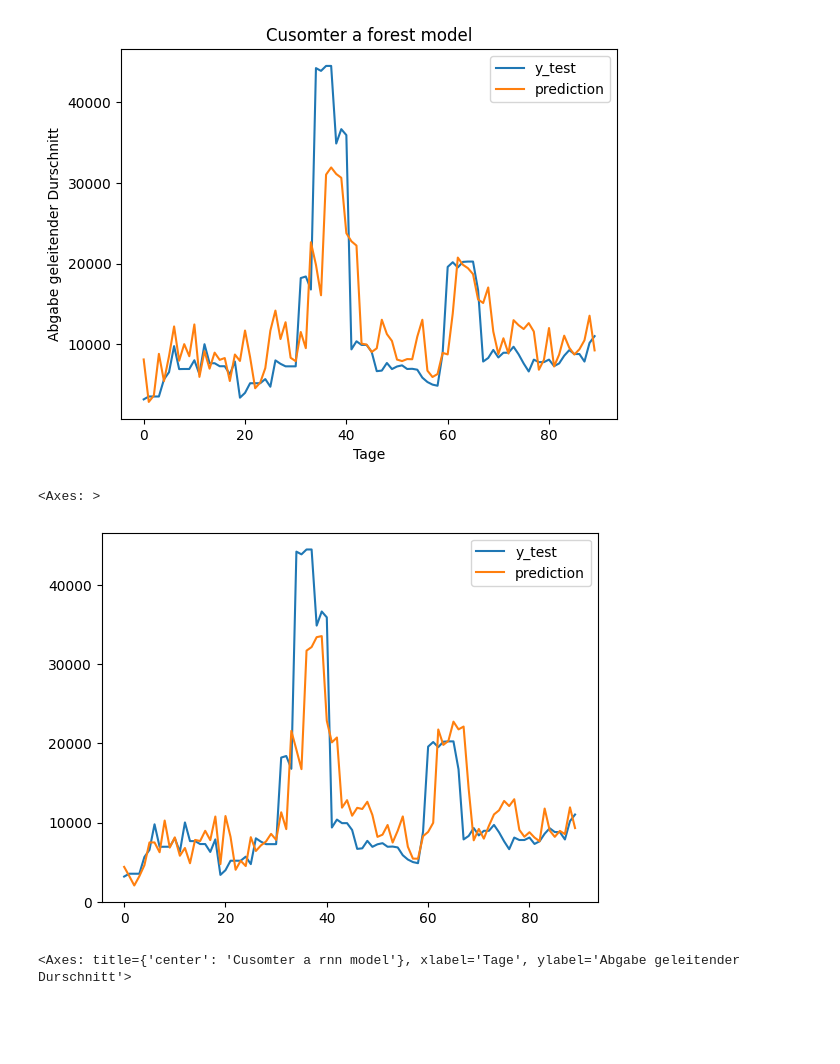
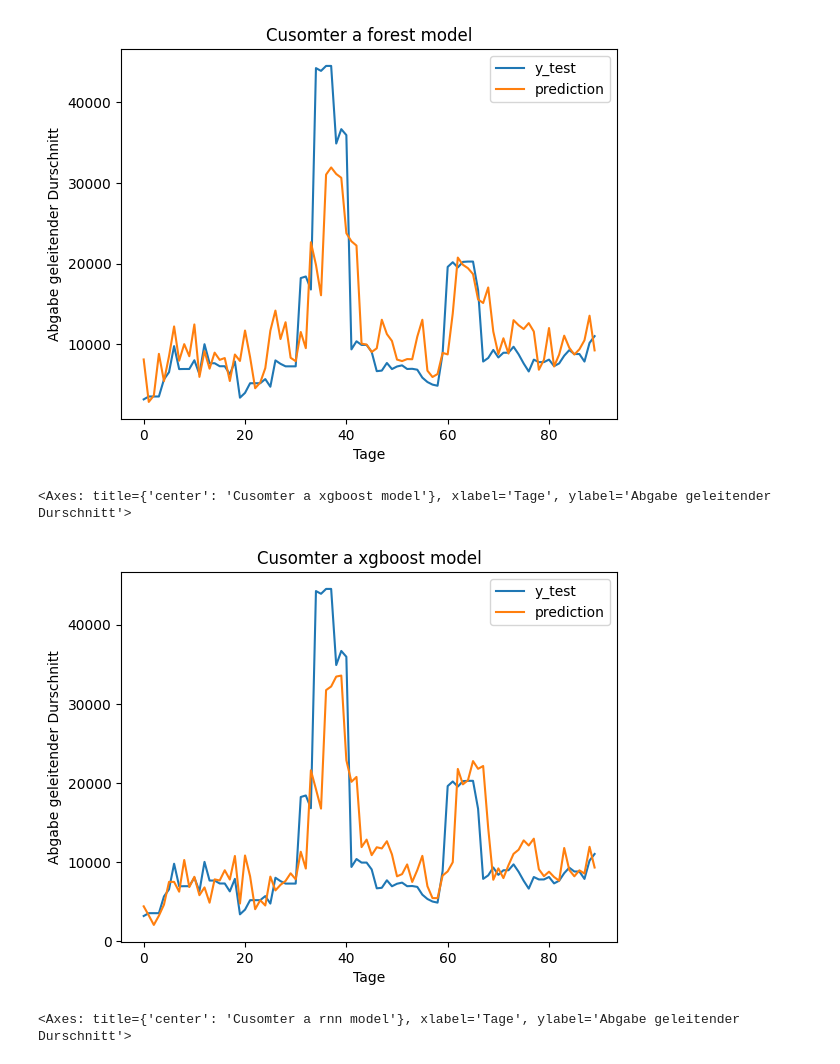
Before and after one commit to StefanEissler/Customs_Fee_Forecasting, a Jupyter notebook: notebooks/plot_results.ipynb, the cells around one changed output. Cells and saved outputs as stored; diff of their text form; code cells hidden in the pictures; blank space fills up the shorter version.

```diff
--- a/notebooks/plot_results.ipynb
+++ b/notebooks/plot_results.ipynb
@@ -78,9 +79,9 @@ customer_a_forest.plot(title="Cusomter a forest model", xlabel="Tage", ylabel="A
 <Axes: title={'center': 'Cusomter a forest model'}, xlabel='Tage', ylabel='Abgabe geleitender Durschnitt'>
 [figure]
 # %%
-customer_a_xgboost = pd.read_csv("../data/prediction/customer_a_xgboost_2024-04-18_18-22-04_prediction.csv")
+customer_a_xgboost = pd.read_csv("../data/prediction/customer_a_xgboost_2024-04-19_10-35-22_prediction.csv")
 customer_a_xgboost.plot(title="Cusomter a xgboost model", xlabel="Tage", ylabel="Abgabe geleitender Durschnitt")
 # %% [output]
-<Axes: >
+<Axes: title={'center': 'Cusomter a xgboost model'}, xlabel='Tage', ylabel='Abgabe geleitender Durschnitt'>
-[figure, old version]
+[figure, new version]
 # %%
```
Also changed, not shown: parts of 6 cells of this notebook, 2 other files.
